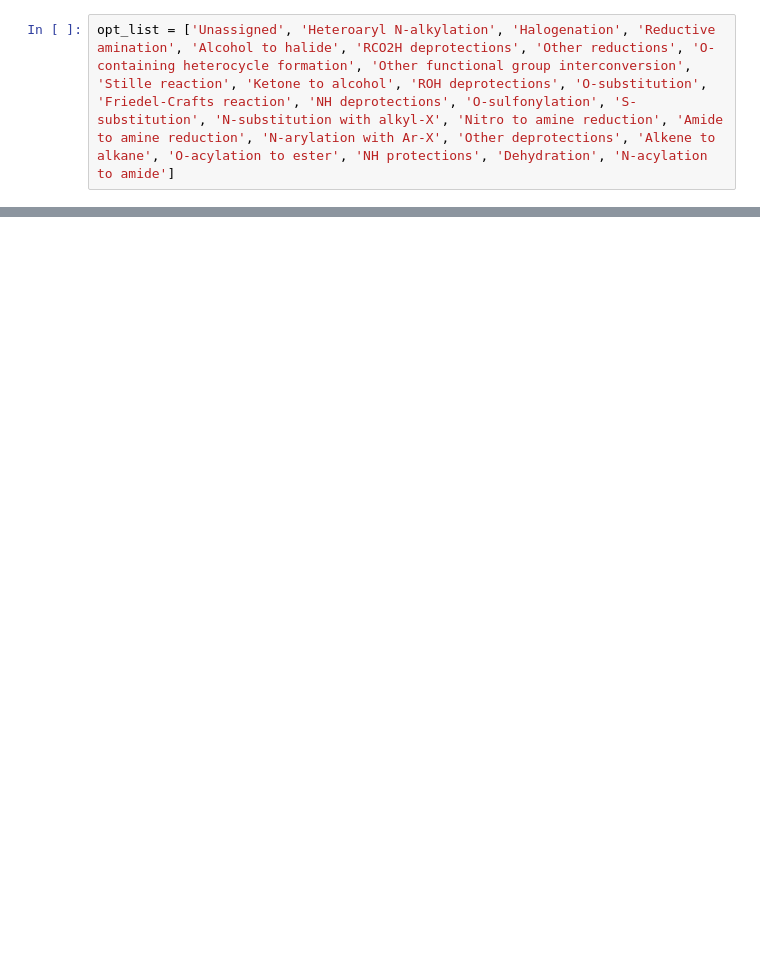
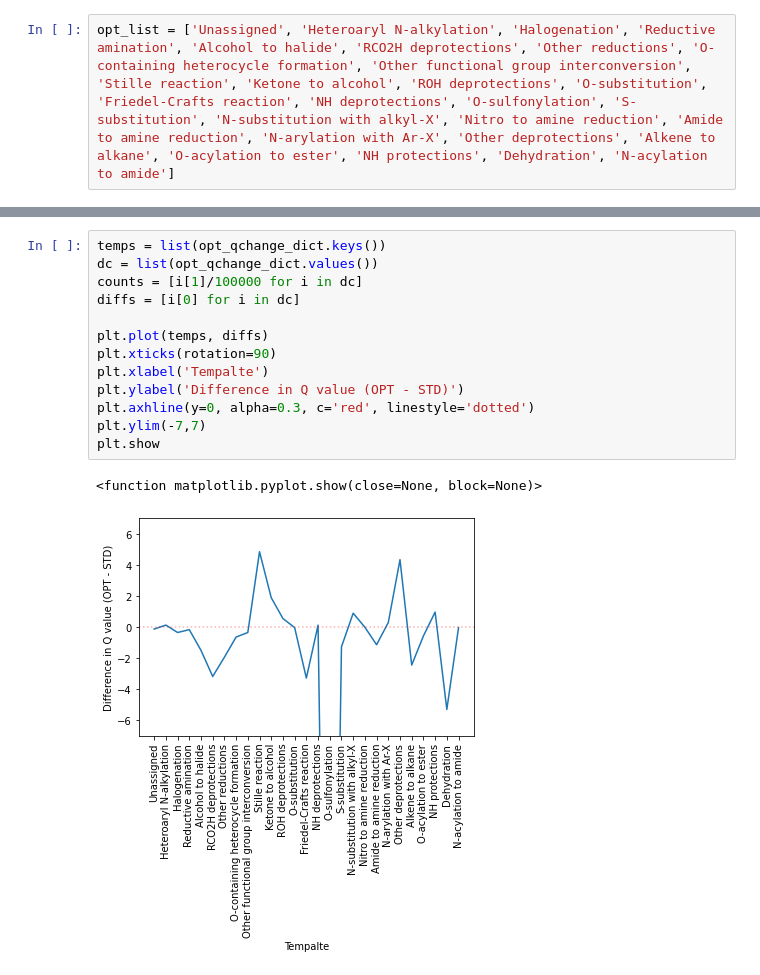
Before and after one commit to m-mokaya/aizynthfinder, a Jupyter notebook: Maranga/Notebooks/utils/q_value.ipynb, the cells around one changed output, grey strips where cells are left out. Cells and saved outputs as stored; diff of their text form; blank space fills up the shorter version.

```diff
--- a/Maranga/Notebooks/utils/q_value.ipynb
+++ b/Maranga/Notebooks/utils/q_value.ipynb
@@ -110,0 +109,16 @@ for i in opt_list:
+# %%
+temps = list(opt_qchange_dict.keys())
+dc = list(opt_qchange_dict.values())
+counts = [i[1]/100000 for i in dc]
+diffs = [i[0] for i in dc]
+
+plt.plot(temps, diffs)
+plt.xticks(rotation=90)
+plt.xlabel('Tempalte')
+plt.ylabel('Difference in Q value (OPT - STD)')
+plt.axhline(y=0, alpha=0.3, c='red', linestyle='dotted')
+plt.ylim(-7,7)
+plt.show
+# %% [output]
+<function matplotlib.pyplot.show(close=None, block=None)>
+[figure, added]
```
Also changed, not shown: parts of 6 cells of this notebook, 4 other files.
